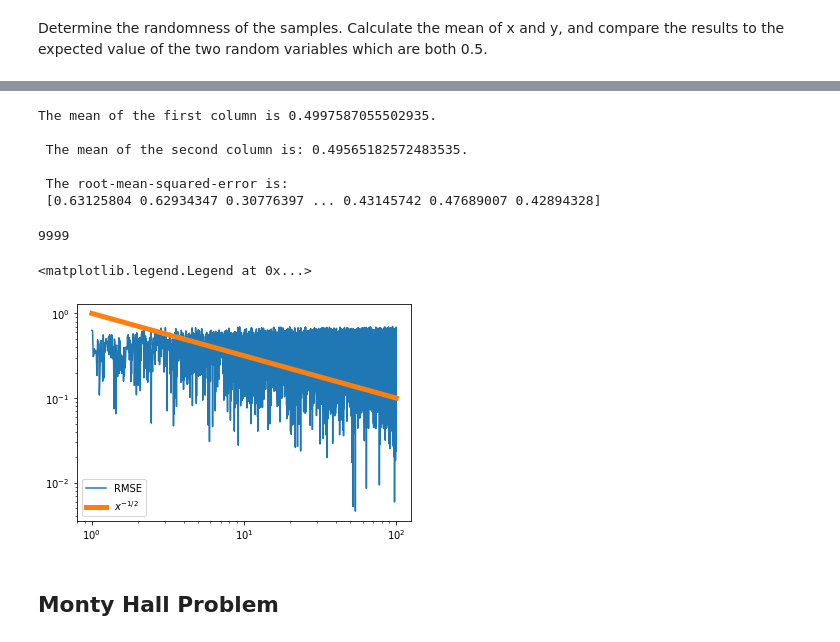
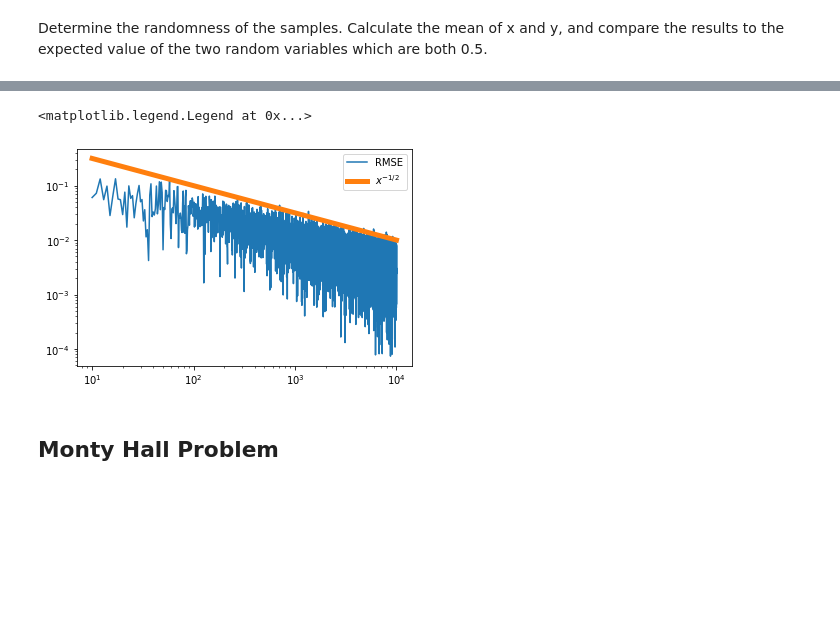
Before and after one commit to pots7878/Random_Processes, a Jupyter notebook: lab02_Random_Processes.ipynb, the cells around one changed output, grey strips where cells are left out. Saved outputs shown, nothing was run; the diff lists cells and outputs as text; code cells hidden in the pictures; blank space fills up the shorter version.

```diff
--- a/lab02_Random_Processes.ipynb
+++ b/lab02_Random_Processes.ipynb
@@ -77,10 +77,10 @@ def RMSE(arr):
     y_mean = np.mean(y)
 
     #calculate the mean squared error
-    calc = np.sqrt((x - 0.5)**2 + (y - 0.5)**2)
+    calc = np.sqrt((x_mean - 0.5)**2 + (y_mean - 0.5)**2)
 
     #format output
-    print("The mean of the first column is {}.\n\n The mean of the second column is: {}.\n\n The root-mean-squared-error is:\n {}".format(x_mean, y_mean, calc))
+#     print("The mean of the first column is {}.\n\n The mean of the second column is: {}.\n\n The root-mean-squared-error is:\n {}".format(x_mean, y_mean, calc))
 
     #return expected values
     return x_mean, y_mean, calc
@@ -88,30 +88,23 @@ def RMSE(arr):
 #initial vraiables
 
 #row size for array of Nx2
-# N = 10000
+dat = []
 #uniform random array of size Nx2
 for N in range(10, 10000):
     arr = np.random.uniform(size=(N, 2))
+    #call RMSE function
+    x_mean, y_mean, rmse = RMSE(arr)
+    dat.append(rmse)
 
-#call RMSE function
-x_mean, y_mean, rmse = RMSE(arr)
+# print(len(rmse))
-# %% [output]
-The mean of the first column is 0.4997587055502935.
-
- The mean of the second column is: 0.49565182572483535.
-
- The root-mean-squared-error is:
- [0.63125804 0.62934347 0.30776397 ... 0.43145742 0.47689007 0.42894328]
 # %%
-print(N)
-x = np.linspace(1, 100, N)
-plt.loglog(x, rmse, label='RMSE')
+x = np.linspace(10, 10000, 9990)
+plt.loglog(x, dat, label='RMSE')
 plt.loglog(x, x**(-1/2), linewidth=5,label='$x^{-1/2}$')
 plt.legend()
 # %% [output]
-9999
+<matplotlib.legend.Legend at 0x...>
-<matplotlib.legend.Legend at 0x...>
-[figure, old version]
+[figure, new version]
 # %% [markdown]
 ## Monty Hall Problem
 # %% [markdown]
```
Also changed, not shown: parts of 7 cells of this notebook.
